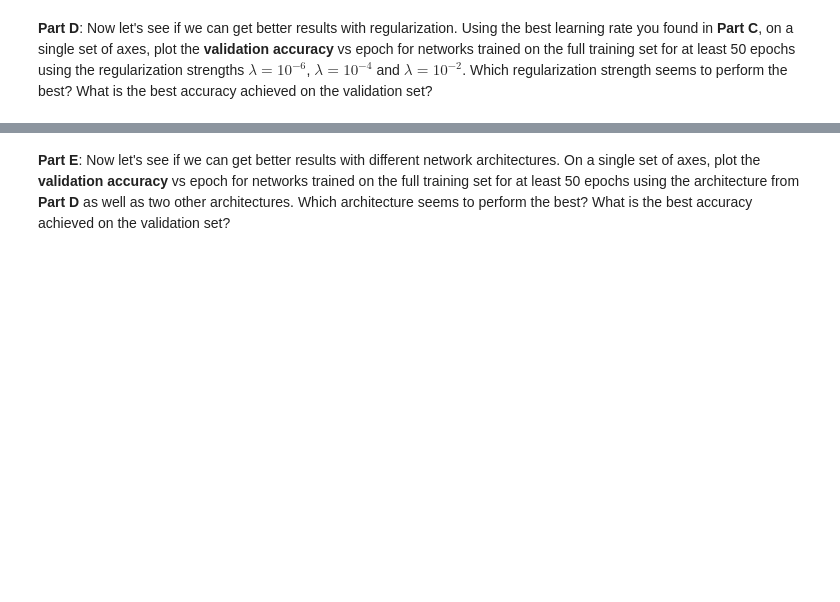
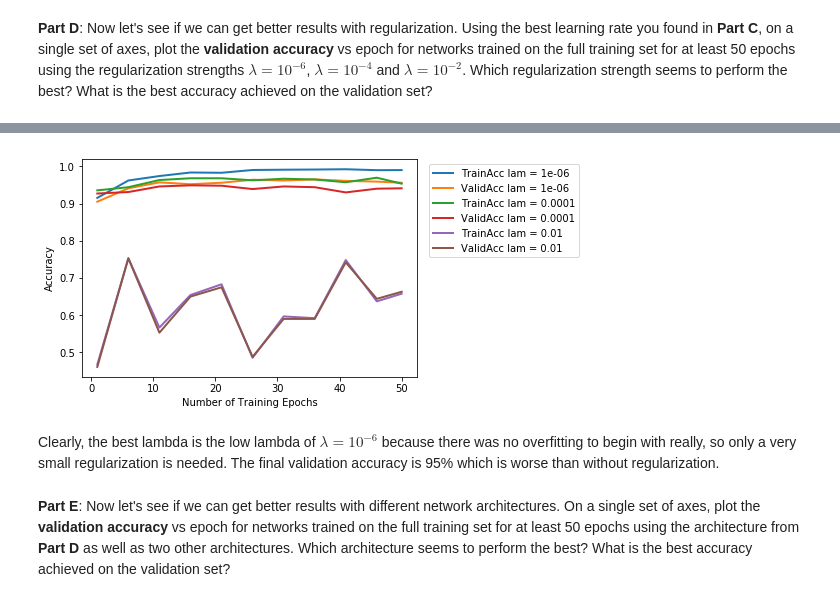
Before and after one commit to lula4266/CSCI-4622-Machine-Learning, a Jupyter notebook: hmwk/hmwk04/hmwk04.ipynb, the cells around one changed output, grey strips where cells are left out. Drawn from its saved outputs; the diff is of its cells as text; code cells hidden in the pictures; blank space fills up the shorter version.

```diff
--- a/hmwk/hmwk04/hmwk04.ipynb
+++ b/hmwk/hmwk04/hmwk04.ipynb
@@ -442,2 +494,13 @@ view_digit(X_train[training_index], label_dict[np.argmax(y_train[training_index]
 # %% [markdown]
 **Part D**:  Now let's see if we can get better results with regularization. Using the best learning rate you found in **Part C**, on a single set of axes, plot the **validation accuracy** vs epoch for networks trained on the full training set for at least 50 epochs using the regularization strengths $\lambda = 10^{-6}$, $\lambda = 10^{-4}$ and $\lambda = 10^{-2}$.  Which regularization strength seems to perform the best? What is the best accuracy achieved on the validation set?
+# %%
+sizes = [441,100,4]
+lams = [1.0*10**-6,1.0*10**-4,1.0*10**-2]
+trainAcc = []
+validAcc = []
+epochNum = [1,6,11,16,21,26,31,36,41,46,50]
+for lam in lams:
+    net = Network(sizes)
+    net.train(X_train,y_train = y_train,X_valid = X_valid,y_valid=y_valid,eta = 1.5,lam = lam,num_epochs = 50)
+    trainAcc.append(net.trainAcc)
+    validAcc.append(net.validAcc)
@@ -444,2 +525,16 @@ view_digit(X_train[training_index], label_dict[np.argmax(y_train[training_index]
+# %%
+for i,lam in enumerate(lams):
+    train_label = 'TrainAcc lam = {}'.format(lam)
+    valid_label = 'ValidAcc lam = {}'.format(lam)
+    plt.plot(epochNum,trainAcc[i],lw = 2,label = train_label)
+    plt.plot(epochNum,validAcc[i],lw = 2,label = valid_label)
+plt.ylabel('Accuracy')
+plt.xlabel('Number of Training Epochs')
+plt.legend(loc = 'upper right',bbox_to_anchor = [1.5,1])
+plt.show()
+# %% [output]
+[figure, added]
+# %% [markdown]
+Clearly, the best lambda is the low lambda of $\lambda = 10^{-6}$ because there was no overfitting to begin with really, so only a very small regularization is needed. The final validation accuracy is 95% which is worse than without regularization.
 # %% [markdown]
 **Part E**:  Now let's see if we can get better results with different network architectures. On a single set of axes, plot the **validation accuracy** vs epoch for networks trained on the full training set for at least 50 epochs using the architecture from **Part D** as well as two other architectures.  Which architecture seems to perform the best? What is the best accuracy achieved on the validation set?
```
Also changed, not shown: parts of 17 cells of this notebook, 1 other file.
